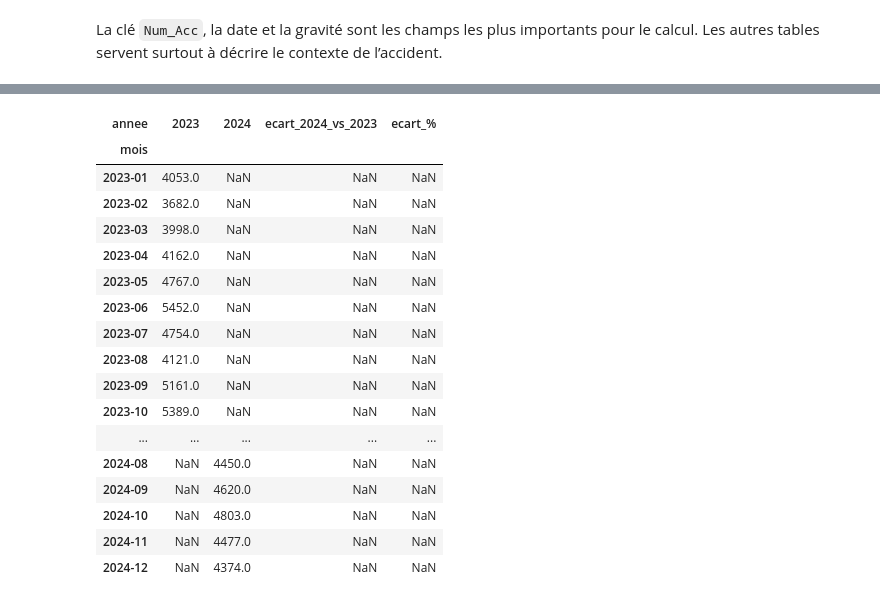
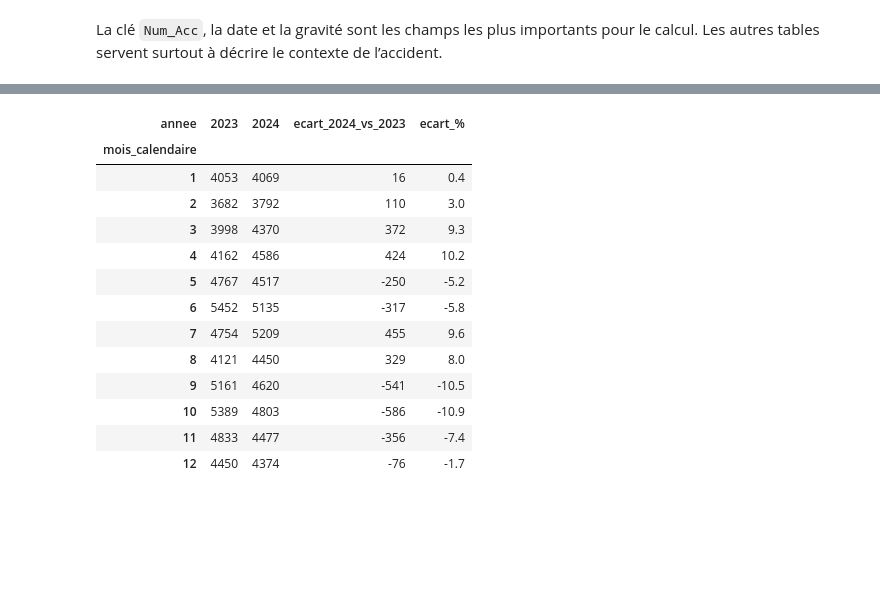
Before and after one commit to JXPM/accident_routier, a Jupyter notebook: accident.ipynb, the cells around one changed output, grey strips where cells are left out. Drawn from its saved outputs; the diff is of its cells as text; code cells hidden in the pictures; blank space fills up the shorter version.

```diff
--- a/accident.ipynb
+++ b/accident.ipynb
@@ -218,18 +263,25 @@ Je calcule le nombre d’accidents corporels par mois et, en complément, le nom
 # %%
 toutes = pd.concat(incidents_par_an.values(), ignore_index=True)
+eligibles = toutes.loc[toutes["eligible"]].copy()
+eligibles["annee"] = eligibles["date"].dt.year
 mensuel = (
-    toutes[toutes["eligible"]]
-    .assign(annee=lambda d: d["date"].dt.year)
-    .groupby(["annee", "mois"], as_index=False)
+    eligibles.groupby(["annee", "mois"], as_index=False)
     .agg(
         accidents_comptes=("Num_Acc", "nunique"),
-        accidents_avec_tue=("grav_accident", lambda s: int((s == 2).sum())),
+        accidents_avec_tue=("a_un_tue", "sum"),
     )
 )
-comparaison = mensuel.pivot(index="mois", columns="annee", values="accidents_comptes")
-comparaison["ecart_2024_vs_2023"] = comparaison[2024] - comparaison[2023]
-comparaison["ecart_%"] = (100 * comparaison["ecart_2024_vs_2023"] / comparaison[2023]).round(1)
-display(mensuel.sort_values(["annee", "mois"]))
+mensuel["accidents_avec_tue"] = mensuel["accidents_avec_tue"].astype(int)
+
+# Comparaison des mêmes mois calendaires entre années.
+mensuel["mois_num"] = pd.PeriodIndex(mensuel["mois"], freq="M").month
+comparaison = mensuel.pivot(index="mois_num", columns="annee", values="accidents_comptes")
+comparaison.index.name = "mois_calendaire"
+if all(a in comparaison.columns for a in [2023, 2024]):
+    comparaison["ecart_2024_vs_2023"] = comparaison[2024] - comparaison[2023]
+    comparaison["ecart_%"] = (100 * comparaison["ecart_2024_vs_2023"] / comparaison[2023]).round(1)
+
+display(mensuel.sort_values(["annee", "mois"]).drop(columns="mois_num"))
 display(comparaison)
 # %% [output]
 |  | annee | mois | accidents_comptes | accidents_avec_tue |
@@ -252,21 +304,17 @@ display(comparaison)
 | annee | 2023 | 2024 | ecart_2024_vs_2023 | ecart_% |
-| mois |  |  |  |  |
-| 2023-01 | 4053.0 | NaN | NaN | NaN |
-| 2023-02 | 3682.0 | NaN | NaN | NaN |
-| 2023-03 | 3998.0 | NaN | NaN | NaN |
-| 2023-04 | 4162.0 | NaN | NaN | NaN |
-| 2023-05 | 4767.0 | NaN | NaN | NaN |
-| 2023-06 | 5452.0 | NaN | NaN | NaN |
-| 2023-07 | 4754.0 | NaN | NaN | NaN |
-| 2023-08 | 4121.0 | NaN | NaN | NaN |
-| 2023-09 | 5161.0 | NaN | NaN | NaN |
-| 2023-10 | 5389.0 | NaN | NaN | NaN |
-| ... | ... | ... | ... | ... |
-| 2024-08 | NaN | 4450.0 | NaN | NaN |
-| 2024-09 | NaN | 4620.0 | NaN | NaN |
-| 2024-10 | NaN | 4803.0 | NaN | NaN |
-| 2024-11 | NaN | 4477.0 | NaN | NaN |
-| 2024-12 | NaN | 4374.0 | NaN | NaN |
+| mois_calendaire |  |  |  |  |
+| 1 | 4053 | 4069 | 16 | 0.4 |
+| 2 | 3682 | 3792 | 110 | 3.0 |
+| 3 | 3998 | 4370 | 372 | 9.3 |
+| 4 | 4162 | 4586 | 424 | 10.2 |
+| 5 | 4767 | 4517 | -250 | -5.2 |
+| 6 | 5452 | 5135 | -317 | -5.8 |
+| 7 | 4754 | 5209 | 455 | 9.6 |
+| 8 | 4121 | 4450 | 329 | 8.0 |
+| 9 | 5161 | 4620 | -541 | -10.5 |
+| 10 | 5389 | 4803 | -586 | -10.9 |
+| 11 | 4833 | 4477 | -356 | -7.4 |
+| 12 | 4450 | 4374 | -76 | -1.7 |
 # %%
 resume = []
 for annee, df in incidents_par_an.items():
```
Also changed, not shown: parts of 14 cells of this notebook, 2 other files.
